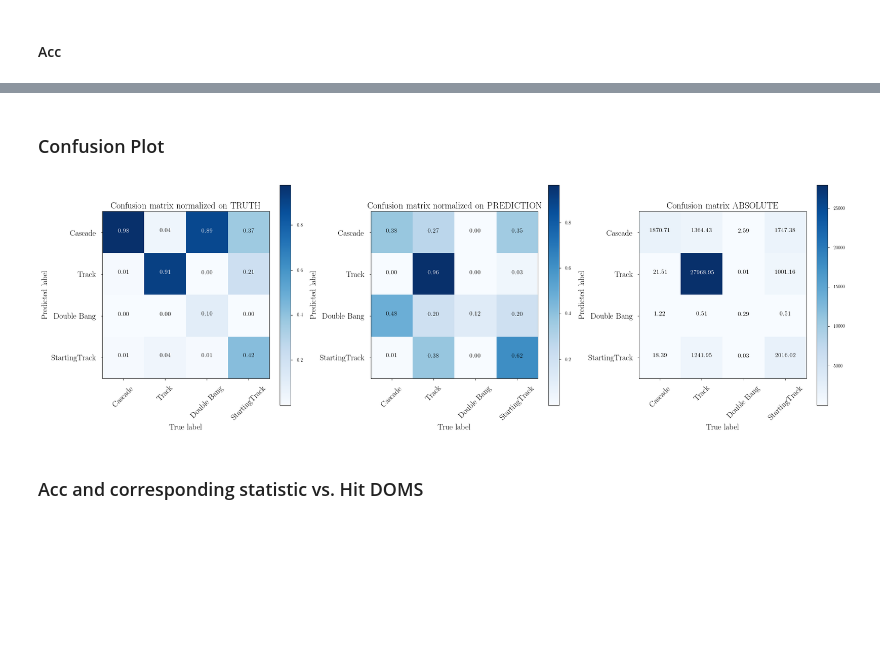
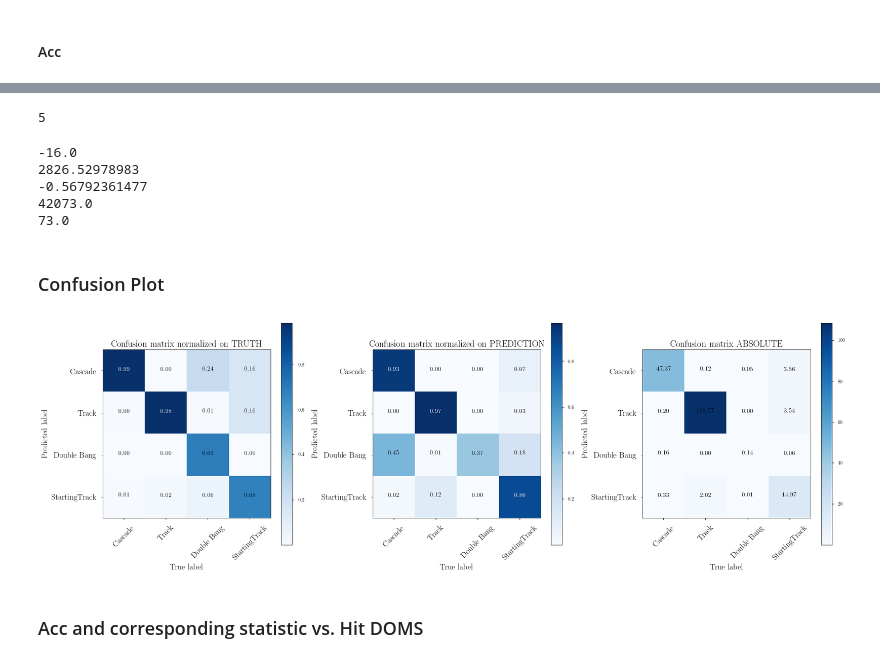
Before and after one commit to tglauch/DeepIceLearning, a Jupyter notebook: notebooks/NN_Anaalysis_4Types.ipynb, the cells around one changed output, grey strips where cells are left out. Drawn from its saved outputs; the diff is of its cells as text; code cells hidden in the pictures; blank space fills up the shorter version.

```diff
--- a/notebooks/NN_Anaalysis_4Types.ipynb
+++ b/notebooks/NN_Anaalysis_4Types.ipynb
@@ -47,34 +62,33 @@ def calc_weights(events):
 ###### Allocation of variables
 # %%
 # DATA_DIR = "/scratch9/tglauch/NN_out/run37/"
-DATA_DIR = "../output/run05/"
+DATA_DIR = "../output/inc_res/"
 
 predictions_mctrue = pickle.load(file(os.path.join(DATA_DIR, 'best_val_loss_pred.pickle')))
-sample_len = len(predictions_mctrue['prediction'][0])
+sample_len = len(predictions_mctrue['prediction'])
 
-pred_label_1 = predictions_mctrue["prediction"][0] #list with probability for each class
-true_label_1 = retag_classify_startTrack(predictions_mctrue["mc_truth"]
-                                        ["ClassificationLabel_truth"][:sample_len])
+pred_label_1 = predictions_mctrue["prediction"] #list with probability for each class
+true_label_1 = retag_classify_startTrack(predictions_mctrue["reco_vals"]
+                                        ["ClassificationLabel"][:sample_len])
 all_pred = np.argmax(pred_label_1, axis=1)
 classes_1 = ("Cascade", "Track", "Double Bang", "StartingTrack")
 
-zenith_pred = np.arccos(-np.concatenate(predictions_mctrue["prediction"][1][:]))
-zenith_true = np.arccos(-predictions_mctrue['mc_truth']['dir_z_truth'][:sample_len])
+# zenith_pred = np.arccos(-np.concatenate(predictions_mctrue["prediction"][1][:]))
+# zenith_true = np.arccos(-predictions_mctrue['mc_truth']['dir_z_truth'][:sample_len])
 
 # Number of hit DOMs
-IC_hitDOMs = predictions_mctrue["IC_HitDOMs"][:sample_len]
-DC_hitDOMs = predictions_mctrue["DC_HitDOMs"][:sample_len]
+IC_hitDOMs = np.array(predictions_mctrue["IC_HitDOMs"][:sample_len])
+DC_hitDOMs = np.array(predictions_mctrue["DC_HitDOMs"][:sample_len])
 hitDOMs = IC_hitDOMs + DC_hitDOMs
 
 energy=predictions_mctrue["reco_vals"]['energyFirstParticle'][:sample_len]
 ptype = predictions_mctrue["reco_vals"]['firstParticle'][:sample_len]
-class_label = predictions_mctrue["reco_vals"]['ClassificationLabel'][:sample_len]
 azimuth_pred = np.arctan2(predictions_mctrue["reco_vals"]['dir_y'][:sample_len],
                          predictions_mctrue["reco_vals"]['dir_x'][:sample_len])
 inelasticity=predictions_mctrue["reco_vals"]['inelasticity'][:sample_len]
 tau_decay_length=predictions_mctrue["reco_vals"]['TauDecayLength'][:sample_len]
 # %%
-w1, w2, w3 = calc_weights(predictions_mctrue["reco_vals"][:sample_len])
+w1, w2, w3, ev_c = calc_weights(predictions_mctrue["reco_vals"][:sample_len])
 tot_weight = w1 + w2 + w3
 # %%
 print 'Rate of atmo flux: {}'.format(np.sum(w1)*np.pi*1e7)
@@ -115,17 +142,33 @@ Num DB 2.91750813988 / yr
+# %%
+print len(test)
+# %% [output]
+5
+# %%
+print test[ind]['firstParticle'][2]
+print test[ind]['TauDecayLength'][2]
+print test[ind]['dir_z'][2]
+print test[ind]['RunID'][2]
+print test[ind]['EventID'][2]
+# %% [output]
+-16.0
+2826.52978983
+-0.56792361477
+42073.0
+73.0
 # %% [markdown]
 ### Confusion Plot
 # %%
-add_mask = []
+add_mask = (np.max(pred_label_1, axis=1)>0.79)
 if add_mask == []:
     add_mask = np.array([True]*len(all_pred))
 fig = confusion_process(all_pred[add_mask],
                         true_label_1[add_mask],
                         classes_1,
-                        weights=tot_weight[add_mask]*np.pi*1e7)
+                        weights=w3[add_mask]*np.pi*1e7)
 plt.show()
-#fig.savefig('./out/confusion_matrix_0_8.png',dpi=300)
+fig.savefig('./out/confusion_matrix.png',dpi=300)
 # %% [output]
-[figure, old version]
+[figure, new version]
 # %% [markdown]
 ### Acc and corresponding statistic vs. Hit DOMS
 # %%
```
Also changed, not shown: parts of 31 cells of this notebook, 1 other file.
